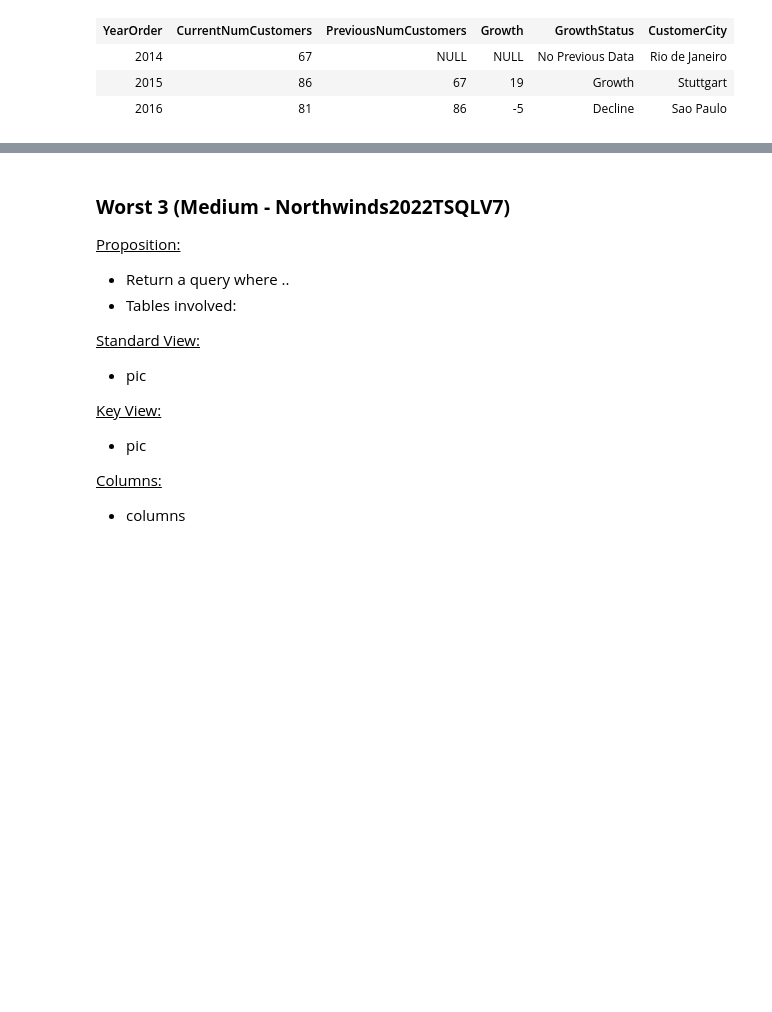
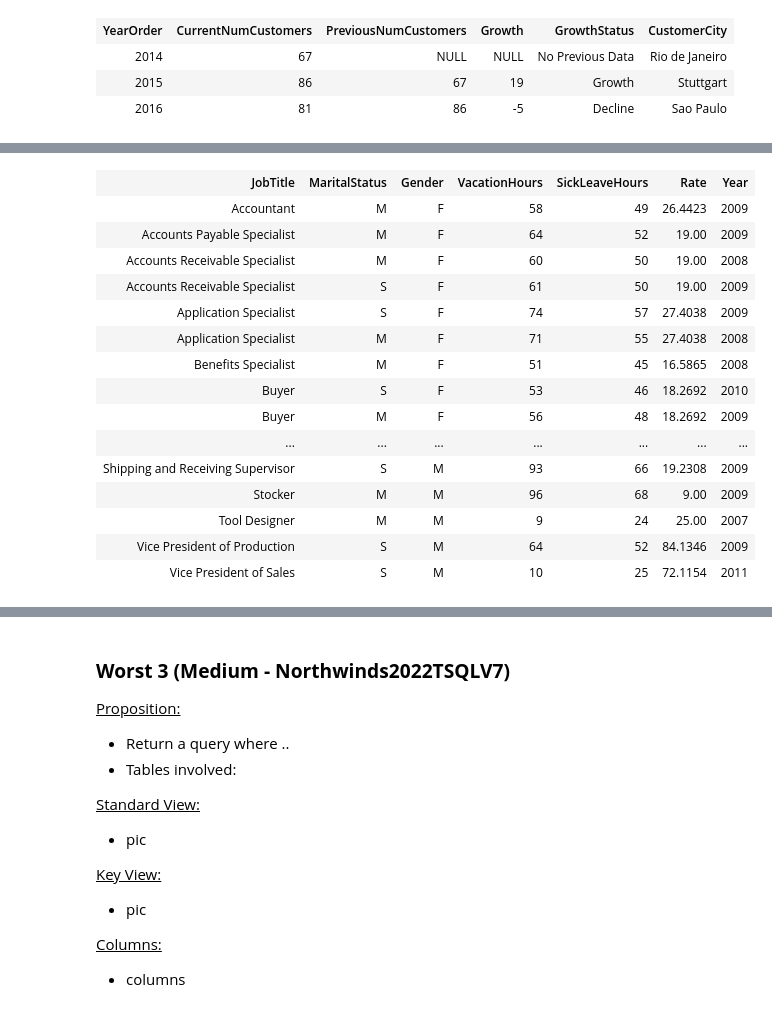
Before and after one commit to DCampos22/Databases-Group2, a Jupyter notebook: G331_2_Projects/G331_2_Project1/G331_2_Queries/G331_2_Project1_DamarisCampos.ipynb, the cells around one changed output, grey strips where cells are left out. Saved outputs shown, nothing was run; the diff lists cells and outputs as text; code cells hidden in the pictures; blank space fills up the shorter version.

```diff
--- a/G331_2_Projects/G331_2_Project1/G331_2_Queries/G331_2_Project1_DamarisCampos.ipynb
+++ b/G331_2_Projects/G331_2_Project1/G331_2_Queries/G331_2_Project1_DamarisCampos.ipynb
@@ -184,0 +181,76 @@ Total execution time: 00:00:00.025
+# %%
+USE AdventureWorks2017;
+
+WITH RateChanges AS (
+    SELECT
+        Rate,
+        BusinessEntityID,
+        YEAR(RateChangeDate) AS Year,
+        MONTH(RateChangeDate) AS Month
+    FROM
+        HumanResources.EmployeePayHistory
+)
+SELECT
+    E.JobTitle,
+    E.MaritalStatus,
+    E.Gender,
+    E.VacationHours,
+    E.SickLeaveHours,
+    RC.Rate,
+    RC.Year
+FROM
+    HumanResources.Employee AS E
+INNER JOIN
+    RateChanges AS RC
+ON
+    RC.BusinessEntityID = E.BusinessEntityID
+ORDER BY
+    E.Gender,
+    E.JobTitle;
+
+
+
+---------------------------------------------------------------
+-- Fixed
+---------------------------------------------------------------
+-- Tables involved: HumanResources.EmployeePayHistory, HumanResources.Employee, HumanResources.EmployeeDepartmentHistory, HumanResources.Department
+
+USE AdventureWorks2017;
+
+WITH RateChanges AS (
+    SELECT
+        Rate,
+        BusinessEntityID,
+        YEAR(RateChangeDate) AS Year,
+        MONTH(RateChangeDate) AS Month
+    FROM
+        HumanResources.EmployeePayHistory
+)
+SELECT
+    E.JobTitle,
+    E.Gender,
+    E.VacationHours,
+    E.SickLeaveHours,
+    RC.Rate,
+    RC.Year,
+    D.Name
+FROM
+    HumanResources.Employee AS E
+INNER JOIN
+    RateChanges AS RC
+ON
+    RC.BusinessEntityID = E.BusinessEntityID
+INNER JOIN
+    HumanResources.EmployeeDepartmentHistory AS EDH
+ON
+    EDH.BusinessEntityID = E.BusinessEntityID
+INNER JOIN
+    HumanResources.Department AS D
+ON
+    D.DepartmentID = EDH.DepartmentID
+WHERE
+    E.JobTitle = N'Application Specialist'
+    OR E.JobTitle = N'Design Engineer'
+ORDER BY
+    E.JobTitle;
+# %% [output]
@@ -184,0 +260,16 @@ Total execution time: 00:00:00.025
+| JobTitle | MaritalStatus | Gender | VacationHours | SickLeaveHours | Rate | Year |
+| Accountant | M | F | 58 | 49 | 26.4423 | 2009 |
+| Accounts Payable Specialist | M | F | 64 | 52 | 19.00 | 2009 |
+| Accounts Receivable Specialist | M | F | 60 | 50 | 19.00 | 2008 |
+| Accounts Receivable Specialist | S | F | 61 | 50 | 19.00 | 2009 |
+| Application Specialist | S | F | 74 | 57 | 27.4038 | 2009 |
+| Application Specialist | M | F | 71 | 55 | 27.4038 | 2008 |
+| Benefits Specialist | M | F | 51 | 45 | 16.5865 | 2008 |
+| Buyer | S | F | 53 | 46 | 18.2692 | 2010 |
+| Buyer | M | F | 56 | 48 | 18.2692 | 2009 |
+| ... | ... | ... | ... | ... | ... | ... |
+| Shipping and Receiving Supervisor | S | M | 93 | 66 | 19.2308 | 2009 |
+| Stocker | M | M | 96 | 68 | 9.00 | 2009 |
+| Tool Designer | M | M | 9 | 24 | 25.00 | 2007 |
+| Vice President of Production | S | M | 64 | 52 | 84.1346 | 2009 |
+| Vice President of Sales | S | M | 10 | 25 | 72.1154 | 2011 |
```
Also changed, not shown: parts of 4 cells of this notebook.
